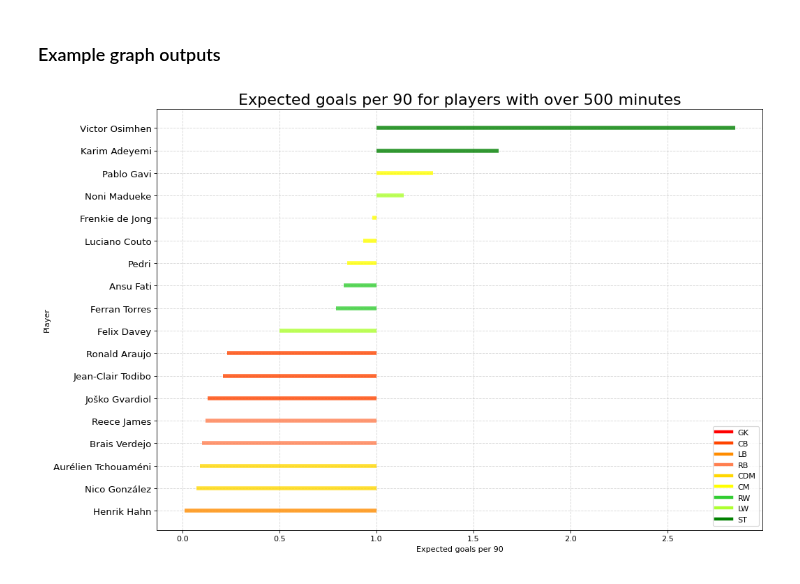
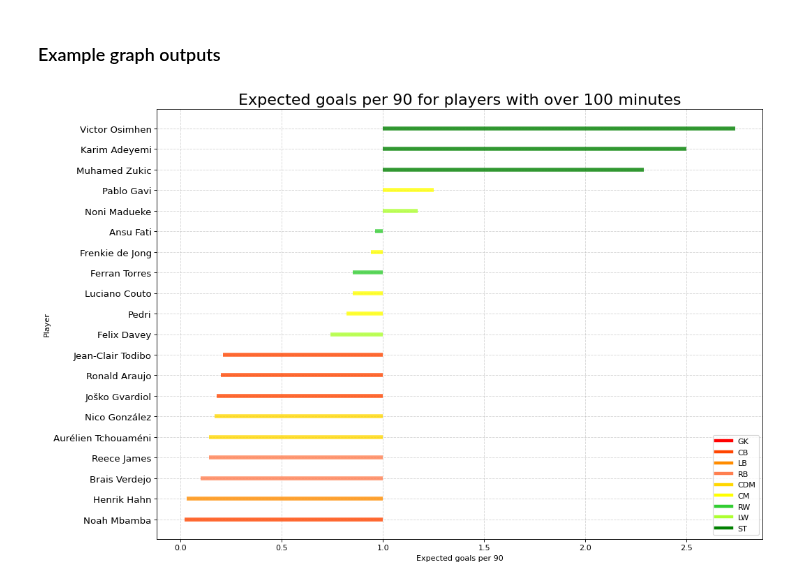
Before and after one commit to Kaziksobo/Fifa-stats, a Jupyter notebook: Analysis/analysis.ipynb, the cells around one changed output. Cells and saved outputs as stored; diff of their text form; code cells hidden in the pictures.

Commit message:
added option to not have mins played cutoff

```diff
--- a/Analysis/analysis.ipynb
+++ b/Analysis/analysis.ipynb
@@ -371,7 +372,8 @@ def bar_plot(stat: str, color_stat='Position', height=None, width=None, min_mins
     # creating and sorting dataframe of needed statistics
     df = players_df[players_df[stat] != 0].copy()
     df = df[~df.Position.str.contains('GK')]
-    df = df[df.MinutesPlayed > min_mins]
+    if min_mins != 0:
+        df = df[df.MinutesPlayed > min_mins]
     df.fillna(0)
     df.sort_values(stat, inplace=True, ascending=False)
     df.reset_index(inplace=True)
@@ -421,7 +423,8 @@ def diverging_bars(stat: str, xmin=1.0, min_mins=500) -> None:
 
     # creating and sorting dataframe of needed statistics
     df = players_df[players_df[stat] != 0].copy()
-    df = df[df.MinutesPlayed > min_mins]
+    if min_mins != 0:
+        df = df[df.MinutesPlayed > min_mins]
     df.sort_values(stat, inplace=True)
     df.reset_index(inplace=True)
 
@@ -454,7 +457,8 @@ def grouped_bar(stat1, stat2, height=600, width=1600, min_mins=500) -> None:
     temp_df = players_df
     temp_df = temp_df[~temp_df.Position.str.contains('GK')]
     df = temp_df[['FullName', stat1, stat2, 'MinutesPlayed']].copy()
-    df = df[df.MinutesPlayed > min_mins]
+    if min_mins != 0:
+        df = df[df.MinutesPlayed > min_mins]
     df = df[df[stat2] != 0]
     df = df.fillna(0)
     df.sort_values(stat1, inplace=True)
@@ -529,7 +533,8 @@ def pie_chart(stat: str, pull_out=None, pull_distance=0.15, show_percent=True, u
     # creating and sorting dataframe of needed statistics
     temp_df = players_df[players_df[stat] != 0]
     df = temp_df[['FullName', stat, 'Position', 'MinutesPlayed', 'Color']].copy()
-    df = df[df.MinutesPlayed > min_mins]
+    if min_mins != 0:
+        df = df[df.MinutesPlayed > min_mins]
     df.sort_values(stat, inplace=True, ascending=False)
     labels = df['FullName']
     values = df[stat]
@@ -572,13 +577,15 @@ def pie_chart(stat: str, pull_out=None, pull_distance=0.15, show_percent=True, u
 # %% [markdown]
 ### Example graph outputs
 # %%
-pie_chart('Goals', pull_out=1, width=1000)
-bar_plot('Goals+xAp90')
-diverging_bars('xGp90')
-scatter_chart('xAp90', 'xGp90')
-scatter_chart('PossessionWonp90', 'PossessionLostp90')
-scatter_chart('PossessionWonp90', 'Goals+xAp90')
-grouped_bar('Goalsp90', 'xGp90')
-bar_plot('PossessionWonp90')
+pie_chart('Goals', pull_out=1, width=1000, min_mins=100)
+bar_plot('Goals+xAp90', min_mins=100)
+bar_plot('xGperf', min_mins=100)
+diverging_bars('xGp90', min_mins=100)
+scatter_chart('xAp90', 'xGp90', min_mins=100)
+scatter_chart('PossessionWonp90', 'PossessionLostp90', min_mins=100)
+scatter_chart('PossessionWonp90', 'Goals+xAp90', min_mins=100)
+grouped_bar('Goalsp90', 'xGp90', min_mins=100)
+bar_plot('MinutesPlayed', min_mins=100)
+grouped_bar('Height', 'Weight', min_mins=0)
 # %% [output]
-[figure, old version]
+[figure, new version]
```
Also changed, not shown: parts of 1 cell of this notebook.
